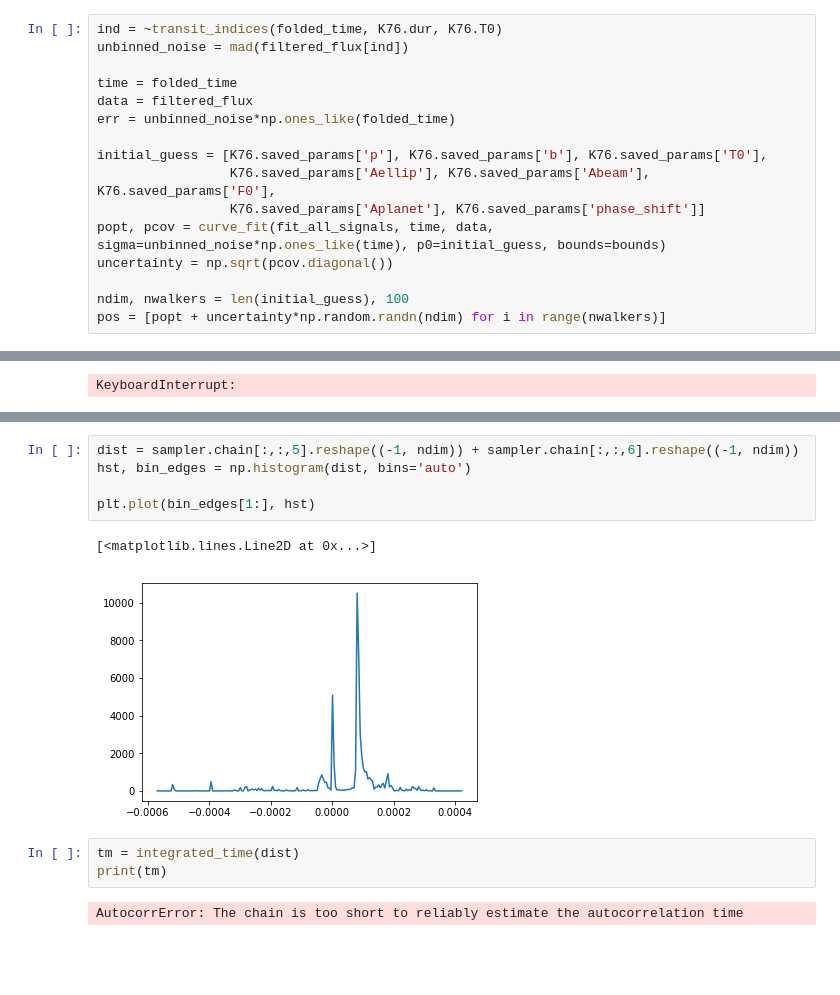
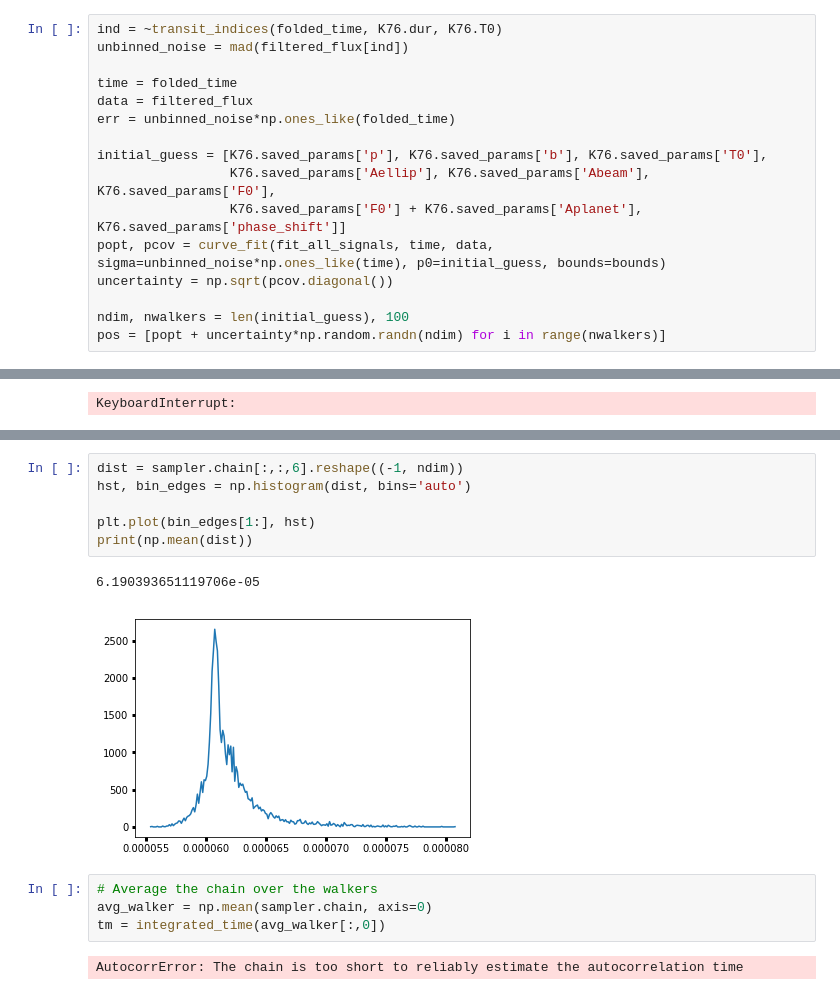
Before and after one commit to BoiseStatePlanetary/Searching-for-Variability-in-Eclipses-in-the-Kepler-Dataset, a Jupyter notebook: Analyzing_Kepler-76b_Using_Emcee.ipynb, the cells around one changed output, grey strips where cells are left out. Drawn from its saved outputs; the diff is of its cells as text; blank space fills up the shorter version.

```diff
--- a/Analyzing_Kepler-76b_Using_Emcee.ipynb
+++ b/Analyzing_Kepler-76b_Using_Emcee.ipynb
@@ -111,7 +111,7 @@ err = unbinned_noise*np.ones_like(folded_time)
 
 initial_guess = [K76.saved_params['p'], K76.saved_params['b'], K76.saved_params['T0'],
                  K76.saved_params['Aellip'], K76.saved_params['Abeam'], K76.saved_params['F0'],
-                 K76.saved_params['Aplanet'], K76.saved_params['phase_shift']]
+                 K76.saved_params['F0'] + K76.saved_params['Aplanet'], K76.saved_params['phase_shift']]
 popt, pcov = curve_fit(fit_all_signals, time, data, sigma=unbinned_noise*np.ones_like(time), p0=initial_guess, bounds=bounds)
 uncertainty = np.sqrt(pcov.diagonal())
 
@@ -165,13 +188,15 @@ Text(0.5,1,'MCMC Trace')
 # %%
-dist = sampler.chain[:,:,5].reshape((-1, ndim)) + sampler.chain[:,:,6].reshape((-1, ndim))
+dist = sampler.chain[:,:,6].reshape((-1, ndim))
 hst, bin_edges = np.histogram(dist, bins='auto')
 
 plt.plot(bin_edges[1:], hst)
+print(np.mean(dist))
 # %% [output]
-[<matplotlib.lines.Line2D at 0x...>]
+6.190393651119706e-05
-[figure, old version]
+[figure, new version]
-# %%
-tm = integrated_time(dist)
-print(tm)
-# %% [output]
-AutocorrError: The chain is too short to reliably estimate the autocorrelation time
+# %%
+# Average the chain over the walkers
+avg_walker = np.mean(sampler.chain, axis=0)
+tm = integrated_time(avg_walker[:,0])
+# %% [output]
+AutocorrError: The chain is too short to reliably estimate the autocorrelation time
```
Also changed, not shown: parts of 2 cells of this notebook, 2 other files.
